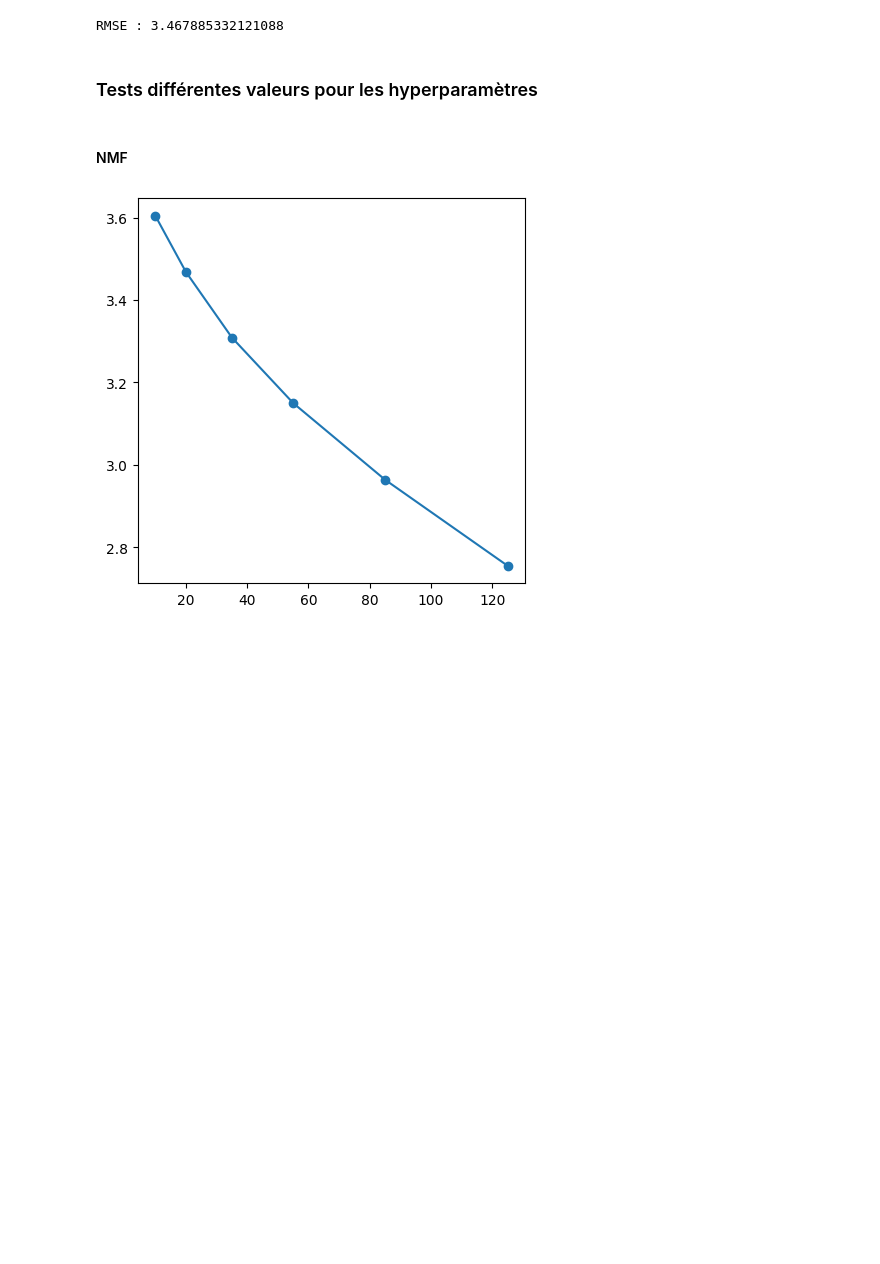
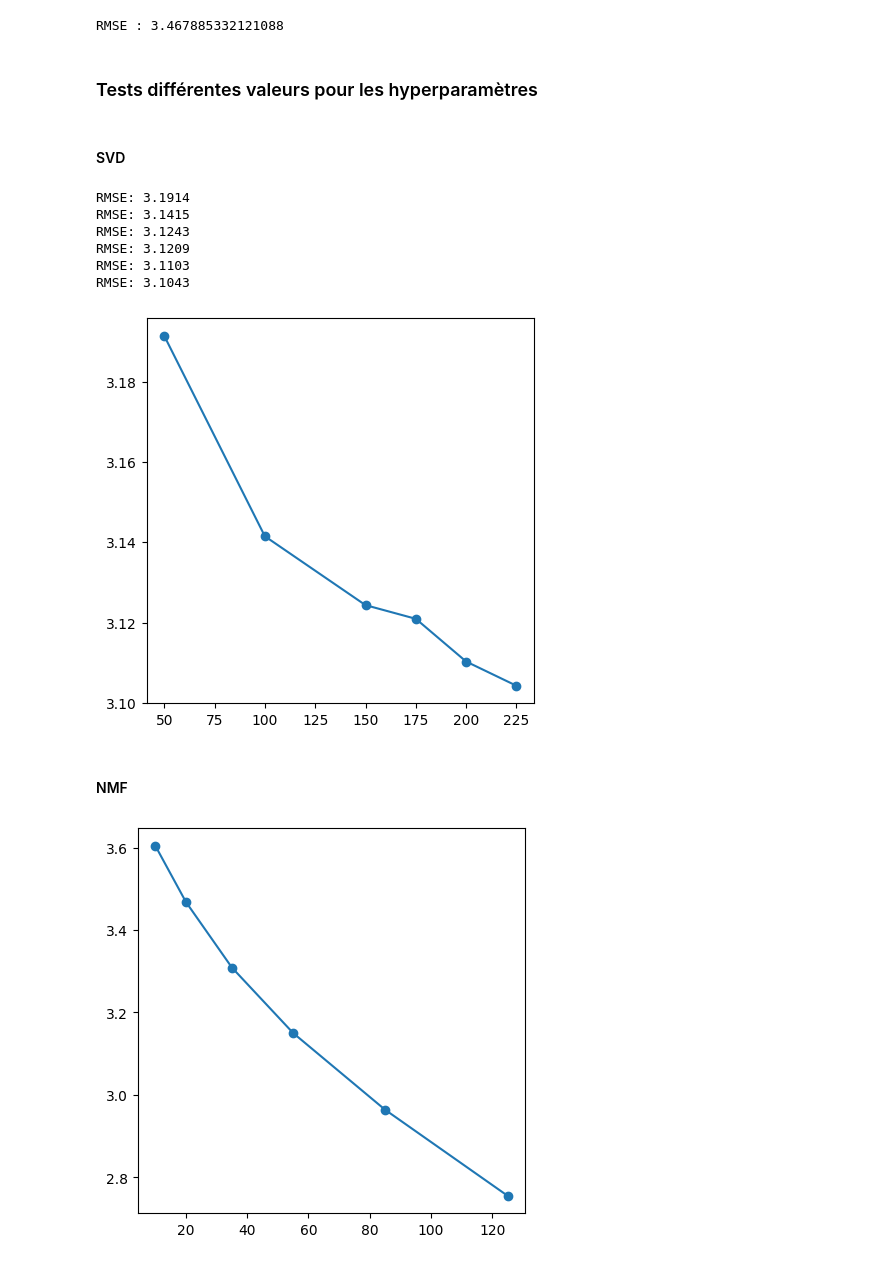
Before and after one commit to redyddm/projet_ter, a Jupyter notebook: recommandation.ipynb, the cells around one changed output. Cells and saved outputs as stored; diff of their text form; code cells hidden in the pictures; blank space fills up the shorter version.

```diff
--- a/recommandation.ipynb
+++ b/recommandation.ipynb
@@ -1492,0 +1497,10 @@ The Canterbury Tales (Bantam Classics)
+# %%
+reader = Reader(rating_scale=(0, 10))
+data = Dataset.load_from_df(collaborative_df[['user_id', 'ISBN', 'rating']], reader)
+trainset, testset = train_test_split(data, test_size=0.2)
+
+algo = SVD()
+algo.fit(trainset)
+predictions = algo.test(testset)
+# %%
+rmse = accuracy.rmse(predictions)
@@ -1671,6 +1687,39 @@ print(f"RMSE : {rmse_score}")
 RMSE : 3.467885332121088
 # %% [markdown]
 ### Tests différentes valeurs pour les hyperparamètres
+# %% [markdown]
+#### SVD
+# %%
+n_components_list = [50, 100, 150, 175, 200, 225]
+rmse_results=[]
+reader = Reader(rating_scale=(0, 10))
+data = Dataset.load_from_df(collaborative_df[['user_id', 'ISBN', 'rating']], reader)
+trainset, testset = train_test_split(data, test_size=0.2)
+
+for n in n_components_list:
+
+    svd = SVD(n_factors=n)
+    svd.fit(trainset)
+    predictions = svd.test(testset)
+
+    with open(f'./models/svd_model_{n}.pkl', 'wb') as f:
+        pickle.dump(svd, f)
+
+    rmse = accuracy.rmse(predictions)
+    rmse_results.append((n, rmse))
+# %% [output]
+RMSE: 3.1914
+RMSE: 3.1415
+RMSE: 3.1243
+RMSE: 3.1209
+RMSE: 3.1103
+RMSE: 3.1043
+# %%
+plt.figure(figsize=(5, 5))
+plt.plot([x[0] for x in rmse_results], [x[1] for x in rmse_results], marker='o')
+plt.show()
+# %% [output]
+[figure, added]
 # %% [markdown]
 #### NMF
 # %%
```
Also changed, not shown: parts of 4 cells of this notebook.
